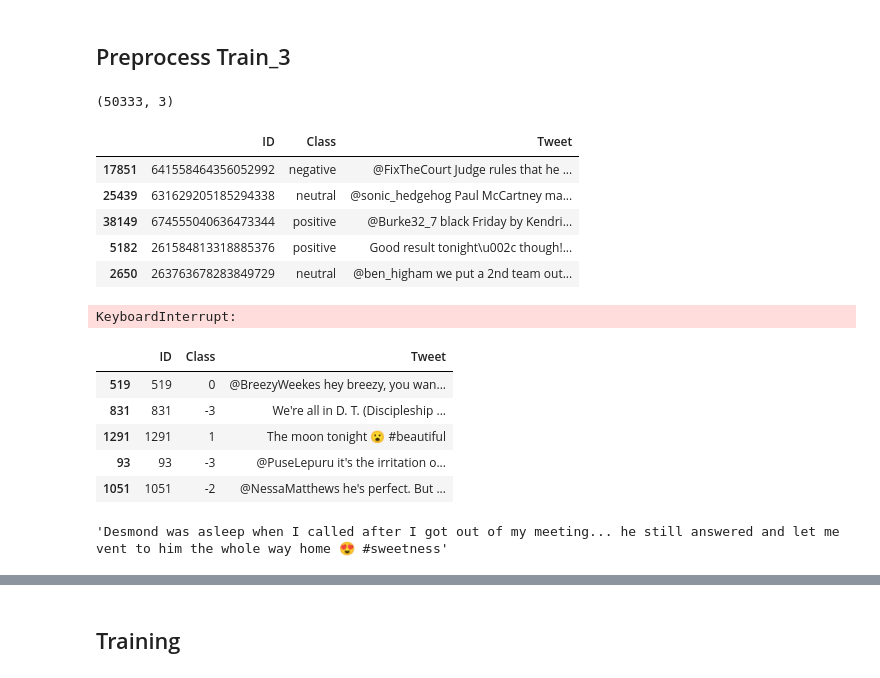
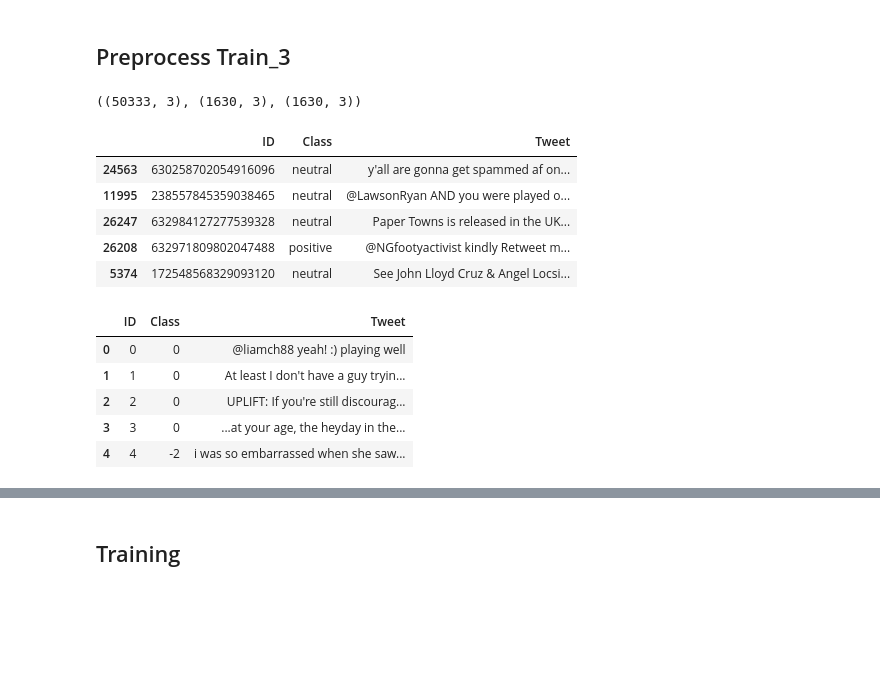
Before and after one commit to Garfounkel/sentiment_analysis, a Jupyter notebook: tp1.ipynb, the cells around one changed output, grey strips where cells are left out. Cells and saved outputs as stored; diff of their text form; code cells hidden in the pictures; blank space fills up the shorter version.

```diff
--- a/tp1.ipynb
+++ b/tp1.ipynb
@@ -34,13 +36,14 @@ from keras.models import Sequential
 from keras.optimizers import *
 from keras.regularizers import *
 from keras.models import load_model
+import pickle
 
 
 %matplotlib inline
 
-PATH = './data'
+PATH = '/home/epita/sim/sentiment_analysis/data/'
 
-train_3 = f'{PATH}/data_train_3.csv'
-test_3 = f'{PATH}/data_test_3.csv'
-train_7 = f'{PATH}/data_train_7.csv'
-train_16m_3 = f'{PATH}/training.1600000.processed.noemoticon.csv'
+path_train_3 = f'{PATH}/data_train_3.csv'
+path_test_3 = f'{PATH}/data_test_3.csv'
+path_train_7 = f'{PATH}/data_train_7.csv'
+path_train_16m_3 = f'{PATH}/training.1600000.processed.noemoticon.csv'
@@ -118,21 +147,32 @@ tweets_16m.sample(5)['text'].iloc[0]
 tweets_16m.to_feather('pickles/train_16m_3.feather')
 # %% [markdown]
 ## Preprocess Train_3
-# %%
-tweets = pd.read_csv(train_3, sep='\t', names=['ID', 'Class', 'Tweet'])
-
-tweets.shape
-# %% [output]
-(50333, 3)
+# %%
+tweets = pd.read_csv(path_train_3, sep='\t', names=['ID', 'Class', 'Tweet'])
+tweets_7 = pd.read_csv(path_train_7, sep='\t', names=['ID', 'Class', 'Tweet'], dtype={'Tweet': str})
+tweets_3_test = pd.read_csv(path_test_3, sep='\t', names=['ID', 'Class', 'Tweet'], dtype={'Tweet': str})
+
+tweets.shape, tweets_7.shape, tweets_3_test.shape
+# %% [output]
+((50333, 3), (1630, 3), (1630, 3))
 # %%
 tweets.sample(5)
 # %% [output]
 |  | ID | Class | Tweet |
-| 17851 | 641558464356052992 | negative | @FixTheCourt Judge rules that he ... |
-| 25439 | 631629205185294338 | neutral | @sonic_hedgehog Paul McCartney ma... |
-| 38149 | 674555040636473344 | positive | @Burke32_7 black Friday by Kendri... |
-| 5182 | 261584813318885376 | positive | Good result tonight\u002c though!... |
-| 2650 | 263763678283849729 | neutral | @ben_higham we put a 2nd team out... |
+| 24563 | 630258702054916096 | neutral | y'all are gonna get spammed af on... |
+| 11995 | 238557845359038465 | neutral | @LawsonRyan AND you were played o... |
+| 26247 | 632984127277539328 | neutral | Paper Towns is released in the UK... |
+| 26208 | 632971809802047488 | positive | @NGfootyactivist kindly Retweet m... |
+| 5374 | 172548568329093120 | neutral | See John Lloyd Cruz & Angel Locsi... |
+# %%
+tweets_7.head(5)
+# %% [output]
+|  | ID | Class | Tweet |
+| 0 | 0 | 0 | @liamch88 yeah! :) playing well |
+| 1 | 1 | 0 | At least I don't have a guy tryin... |
+| 2 | 2 | 0 | UPLIFT: If you're still discourag... |
+| 3 | 3 | 0 | ...at your age, the heyday in the... |
+| 4 | 4 | -2 | i was so embarrassed when she saw... |
 # %%
 from TP_transfer_learning_2018 import *
 from TP_transfer_learning_2018.preprocessing import standardization
@@ -140,16 +180,3 @@ from TP_transfer_learning_2018.preprocessing import standardization
 
 tweets['Sentiment'] = tweets['Class'].apply(lambda x: {'negative': 0, 'neutral': 1, 'positive': 2}[x])
 tweets['Tweet'] = tweets['Tweet'].apply(lambda x: standardization(x))
-# %% [output]
-KeyboardInterrupt:
-# %%
-display(tweets.sample(5))
-tweets.sample(5)['Tweet'].iloc[0]
-# %% [output]
-|  | ID | Class | Tweet |
-| 519 | 519 | 0 | @BreezyWeekes hey breezy, you wan... |
-| 831 | 831 | -3 | We're all in D. T. (Discipleship ... |
-| 1291 | 1291 | 1 | The moon tonight 😮 #beautiful |
-| 93 | 93 | -3 | @PuseLepuru it's the irritation o... |
-| 1051 | 1051 | -2 | @NessaMatthews he's perfect. But ... |
-'Desmond was asleep when I called after I got out of my meeting... he still answered and let me vent to him the whole way home 😍 #sweetness'
```
Also changed, not shown: parts of 54 cells of this notebook, 5 other files.
